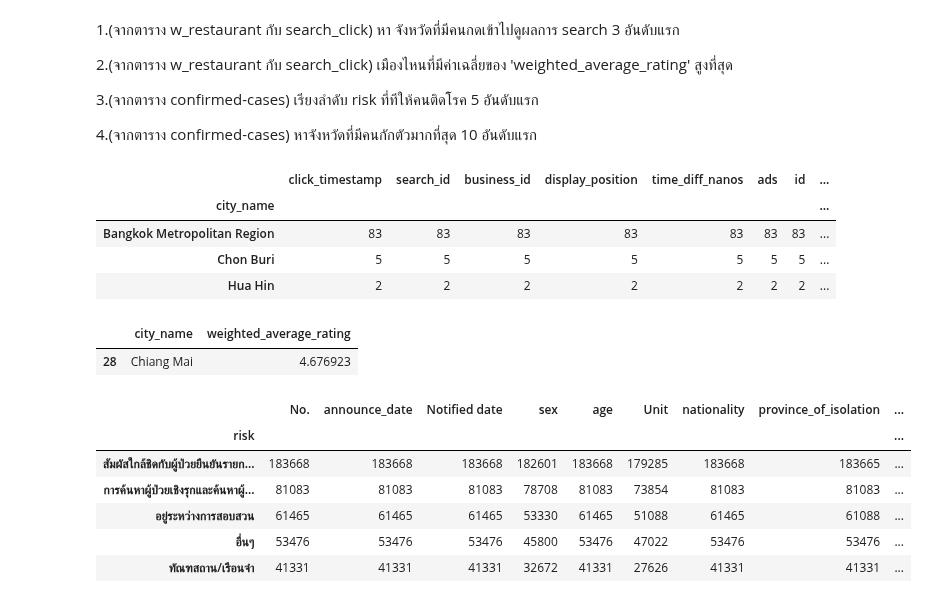
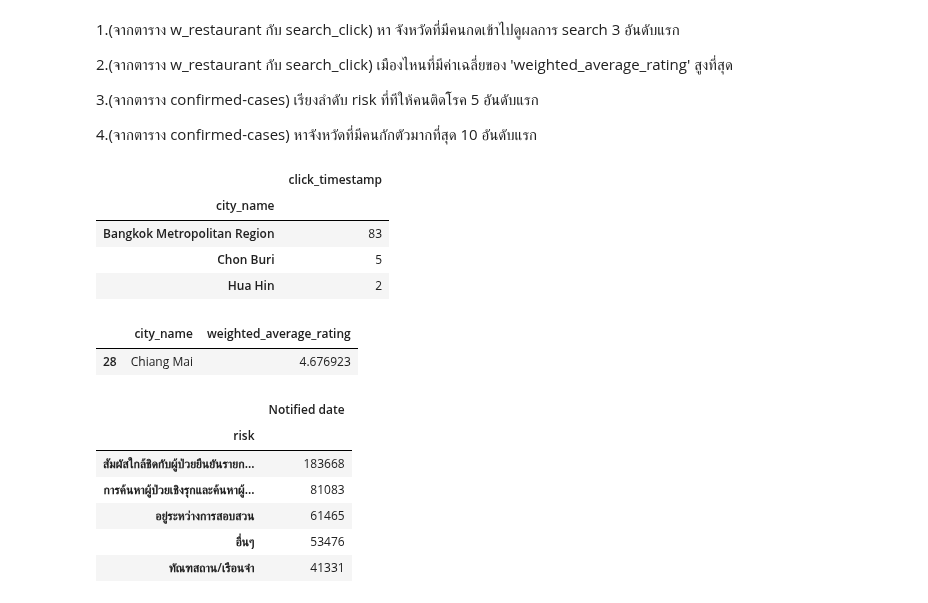
Before and after one commit to ThanikPimpiban/DWDM21, a Jupyter notebook: Data_Processing(Ch3).ipynb, the cells around one changed output. Drawn from its saved outputs; the diff is of its cells as text; code cells hidden in the pictures.

```diff
--- a/Data_Processing(Ch3).ipynb
+++ b/Data_Processing(Ch3).ipynb
@@ -1342,13 +1342,13 @@ data.dropna(subset=['age']).groupby('province_of_onset').mean().sort_values(by=[
 4.(จากตาราง confirmed-cases) หาจังหวัดที่มีคนกักตัวมากที่สุด 10 อันดับแรก
 # %%
 Ex_1 = merged_table.groupby('city_name').count().sort_values(by=['search_id'],ascending=False)
-Ex_1.iloc[:3,:]
+Ex_1.iloc[:3,:1]
 # %% [output]
-|  | click_timestamp | search_id | business_id | display_position | time_diff_nanos | ads | id | ... |
-| city_name |  |  |  |  |  |  |  | ... |
-| Bangkok Metropolitan Region | 83 | 83 | 83 | 83 | 83 | 83 | 83 | ... |
-| Chon Buri | 5 | 5 | 5 | 5 | 5 | 5 | 5 | ... |
-| Hua Hin | 2 | 2 | 2 | 2 | 2 | 2 | 2 | ... |
+|  | click_timestamp |
+| city_name |  |
+| Bangkok Metropolitan Region | 83 |
+| Chon Buri | 5 |
+| Hua Hin | 2 |
 # %%
 Ex_2 = merged_table.sort_values(['weighted_average_rating'],ascending=False)
 Ex_2[['city_name','weighted_average_rating']].iloc[:1,:]
@@ -1357,14 +1357,14 @@ Ex_2[['city_name','weighted_average_rating']].iloc[:1,:]
 | 28 | Chiang Mai | 4.676923 |
 # %%
 Ex_3 = data.groupby('risk').count().sort_values(by=['announce_date'],ascending=False)
-Ex_3.iloc[:5,:]
+Ex_3.iloc[:5,2:3]
 # %% [output]
-|  | No. | announce_date | Notified date | sex | age | Unit | nationality | province_of_isolation | ... |
-| risk |  |  |  |  |  |  |  |  | ... |
-| สัมผัสใกล้ชิดกับผู้ป่วยยืนยันรายก... | 183668 | 183668 | 183668 | 182601 | 183668 | 179285 | 183668 | 183665 | ... |
-| การค้นหาผู้ป่วยเชิงรุกและค้นหาผู้... | 81083 | 81083 | 81083 | 78708 | 81083 | 73854 | 81083 | 81083 | ... |
-| อยู่ระหว่างการสอบสวน | 61465 | 61465 | 61465 | 53330 | 61465 | 51088 | 61465 | 61088 | ... |
-| อื่นๆ | 53476 | 53476 | 53476 | 45800 | 53476 | 47022 | 53476 | 53476 | ... |
-| ทัณฑสถาน/เรือนจำ | 41331 | 41331 | 41331 | 32672 | 41331 | 27626 | 41331 | 41331 | ... |
+|  | Notified date |
+| risk |  |
+| สัมผัสใกล้ชิดกับผู้ป่วยยืนยันรายก... | 183668 |
+| การค้นหาผู้ป่วยเชิงรุกและค้นหาผู้... | 81083 |
+| อยู่ระหว่างการสอบสวน | 61465 |
+| อื่นๆ | 53476 |
+| ทัณฑสถาน/เรือนจำ | 41331 |
 # %%
 Ex_4 = data.groupby('province_of_onset').count().sort_values(by=['announce_date'],ascending=False)
```
Also changed, not shown: parts of 1 cell of this notebook.
